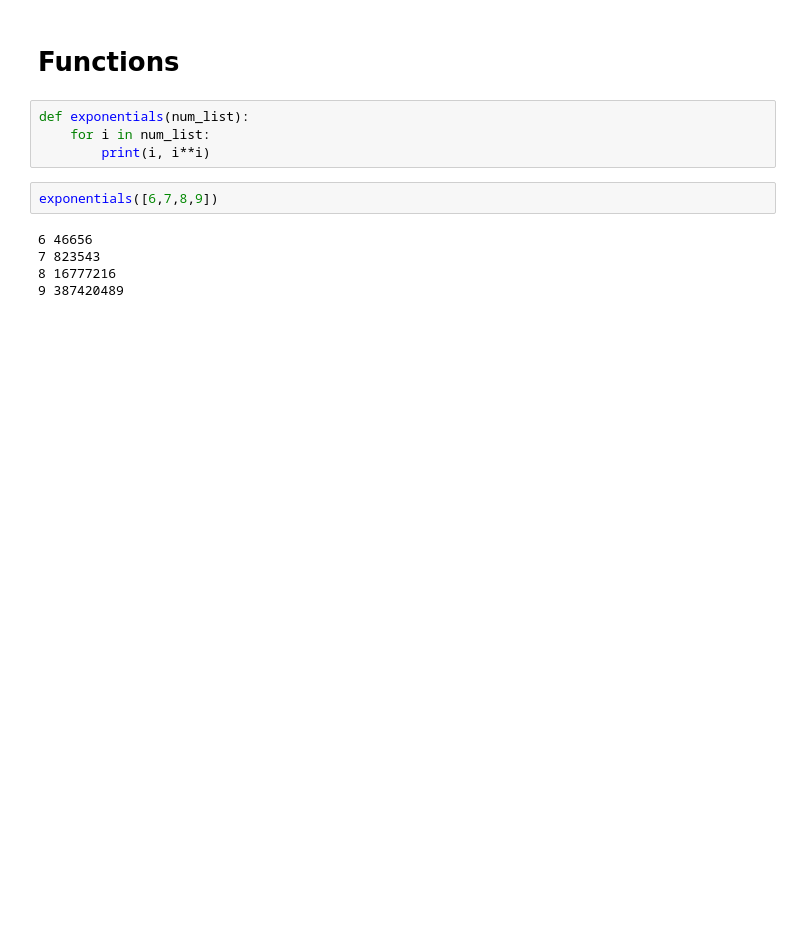
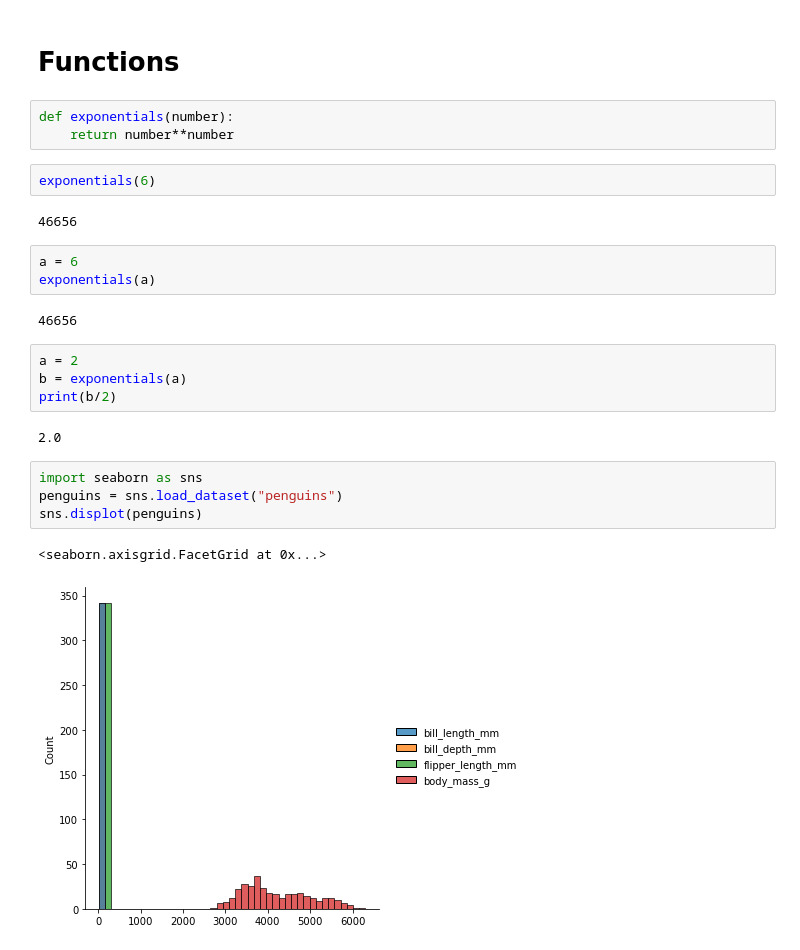
Before and after one commit to sfletc/data_tutorials, a Jupyter notebook: python_basics.ipynb, the cells around one changed output. Drawn from its saved outputs; the diff is of its cells as text; blank space fills up the shorter version.

```diff
--- a/python_basics.ipynb
+++ b/python_basics.ipynb
@@ -177,13 +192,27 @@ for i in a:
 # %% [markdown]
 # Functions
-# %%
-def exponentials(num_list):
-    for i in num_list:
-        print(i, i**i)
+# %%
+def exponentials(number):
+    return number**number
 # %%
-exponentials([6,7,8,9])
+exponentials(6)
 # %% [output]
-6 46656
-7 823543
-8 16777216
-9 387420489
+46656
+# %%
+a = 6
+exponentials(a)
+# %% [output]
+46656
+# %%
+a = 2
+b = exponentials(a)
+print(b/2)
+# %% [output]
+2.0
+# %%
+import seaborn as sns
+penguins = sns.load_dataset("penguins")
+sns.displot(penguins)
+# %% [output]
+<seaborn.axisgrid.FacetGrid at 0x...>
+[figure, added]
```
Also changed, not shown: parts of 12 cells of this notebook.
